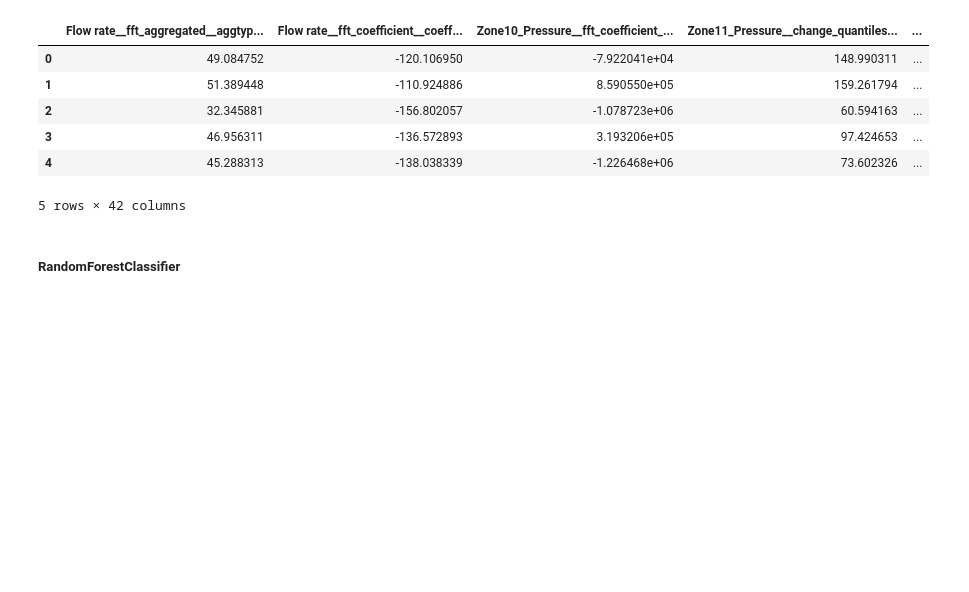
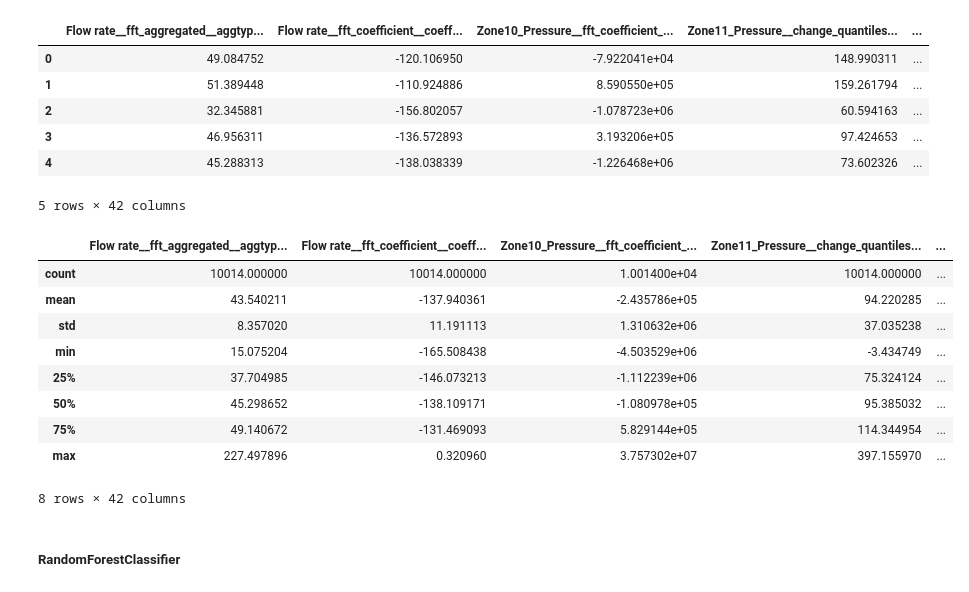
Before and after one commit to xetxezarreta/composite-analysis, a Jupyter notebook: 3-explainability.ipynb, the cells around one changed output. Drawn from its saved outputs; the diff is of its cells as text; code cells hidden in the pictures; blank space fills up the shorter version.

```diff
--- a/3-explainability.ipynb
+++ b/3-explainability.ipynb
@@ -21,6 +21,19 @@ df.head()
 | 3 | 46.956311 | -136.572893 | 3.193206e+05 | 97.424653 | ... |
 | 4 | 45.288313 | -138.038339 | -1.226468e+06 | 73.602326 | ... |
 5 rows × 42 columns
+# %%
+df.describe()
+# %% [output]
+|  | Flow rate__fft_aggregated__aggtyp... | Flow rate__fft_coefficient__coeff... | Zone10_Pressure__fft_coefficient_... | Zone11_Pressure__change_quantiles... | ... |
+| count | 10014.000000 | 10014.000000 | 1.001400e+04 | 10014.000000 | ... |
+| mean | 43.540211 | -137.940361 | -2.435786e+05 | 94.220285 | ... |
+| std | 8.357020 | 11.191113 | 1.310632e+06 | 37.035238 | ... |
+| min | 15.075204 | -165.508438 | -4.503529e+06 | -3.434749 | ... |
+| 25% | 37.704985 | -146.073213 | -1.112239e+06 | 75.324124 | ... |
+| 50% | 45.298652 | -138.109171 | -1.080978e+05 | 95.385032 | ... |
+| 75% | 49.140672 | -131.469093 | 5.829144e+05 | 114.344954 | ... |
+| max | 227.497896 | 0.320960 | 3.757302e+07 | 397.155970 | ... |
+8 rows × 42 columns
 # %%
 from sklearn.model_selection import train_test_split
 
```
